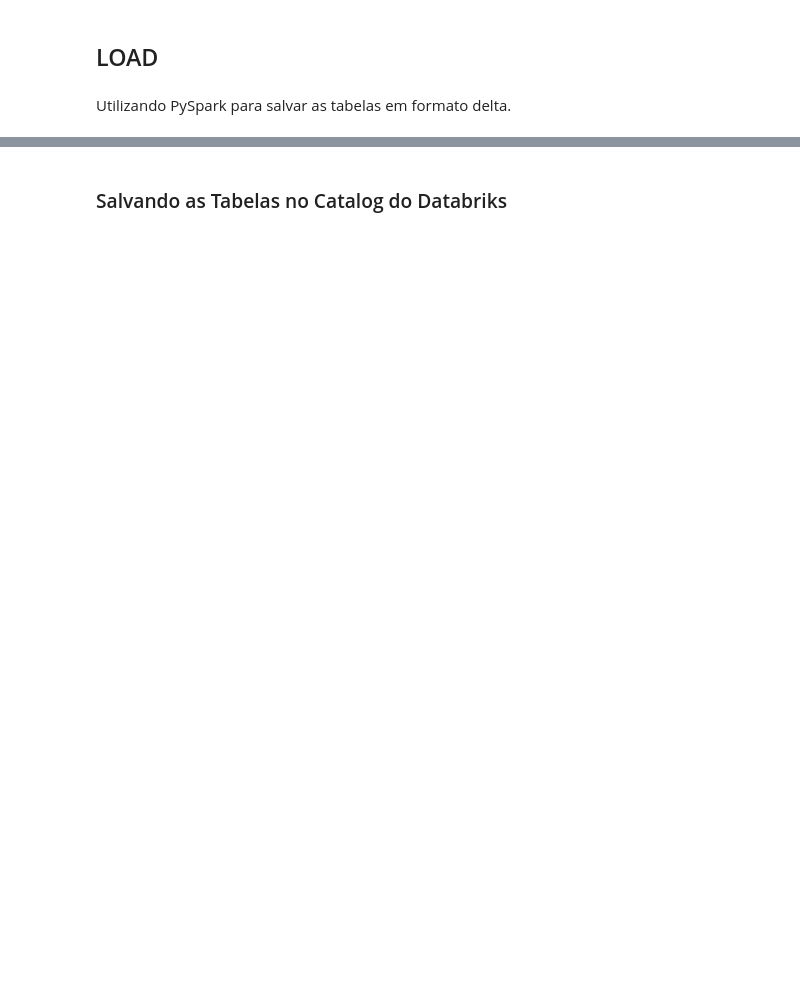
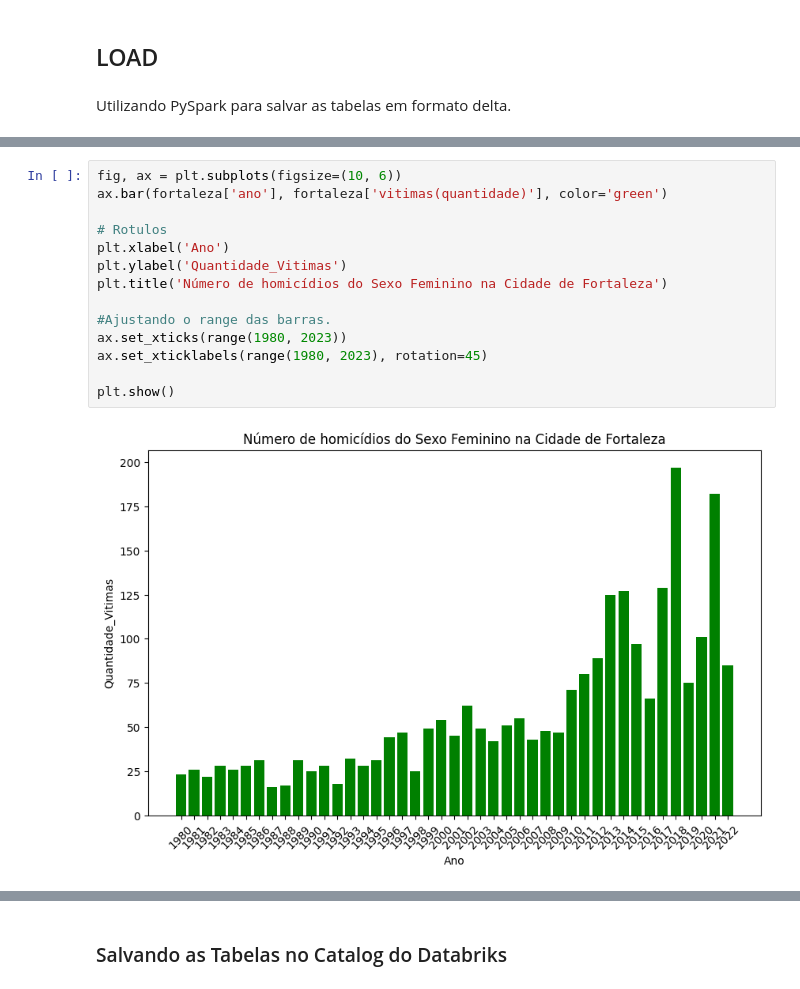
Before and after one commit to JhonCostaDev/Projeto-Extra-o-dados---Ada-Coders-2024, a Jupyter notebook: feminicidio/projeto_extracao_dados.ipynb, the cells around one changed output, grey strips where cells are left out. Saved outputs shown, nothing was run; the diff lists cells and outputs as text; blank space fills up the shorter version.

```diff
--- a/feminicidio/projeto_extracao_dados.ipynb
+++ b/feminicidio/projeto_extracao_dados.ipynb
@@ -388,0 +419,16 @@ feminicidios_municipios = ps.DataFrame(df_municipios)
+# %%
+fig, ax = plt.subplots(figsize=(10, 6))
+ax.bar(fortaleza['ano'], fortaleza['vitimas(quantidade)'], color='green')
+
+# Rotulos
+plt.xlabel('Ano')
+plt.ylabel('Quantidade_Vitimas')
+plt.title('Número de homicídios do Sexo Feminino na Cidade de Fortaleza')
+
+#Ajustando o range das barras.
+ax.set_xticks(range(1980, 2023))
+ax.set_xticklabels(range(1980, 2023), rotation=45)
+
+plt.show()
+# %% [output]
+[figure, added]
```
Also changed, not shown: parts of 84 cells of this notebook, 1 other file.
